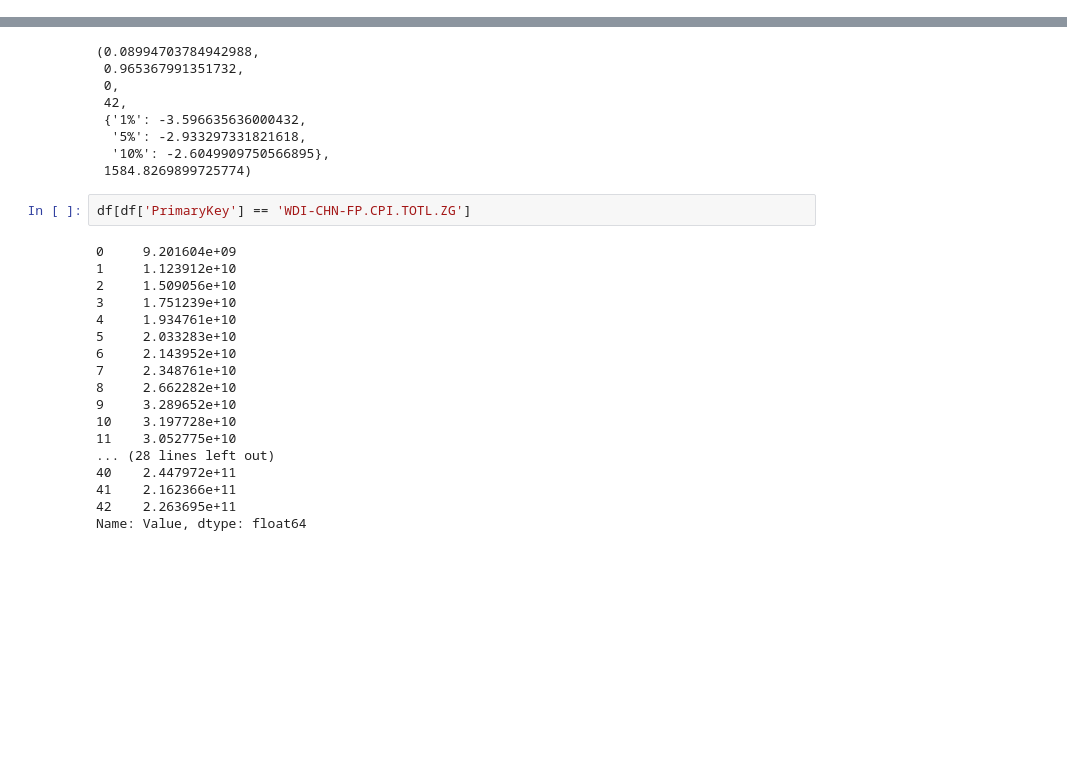
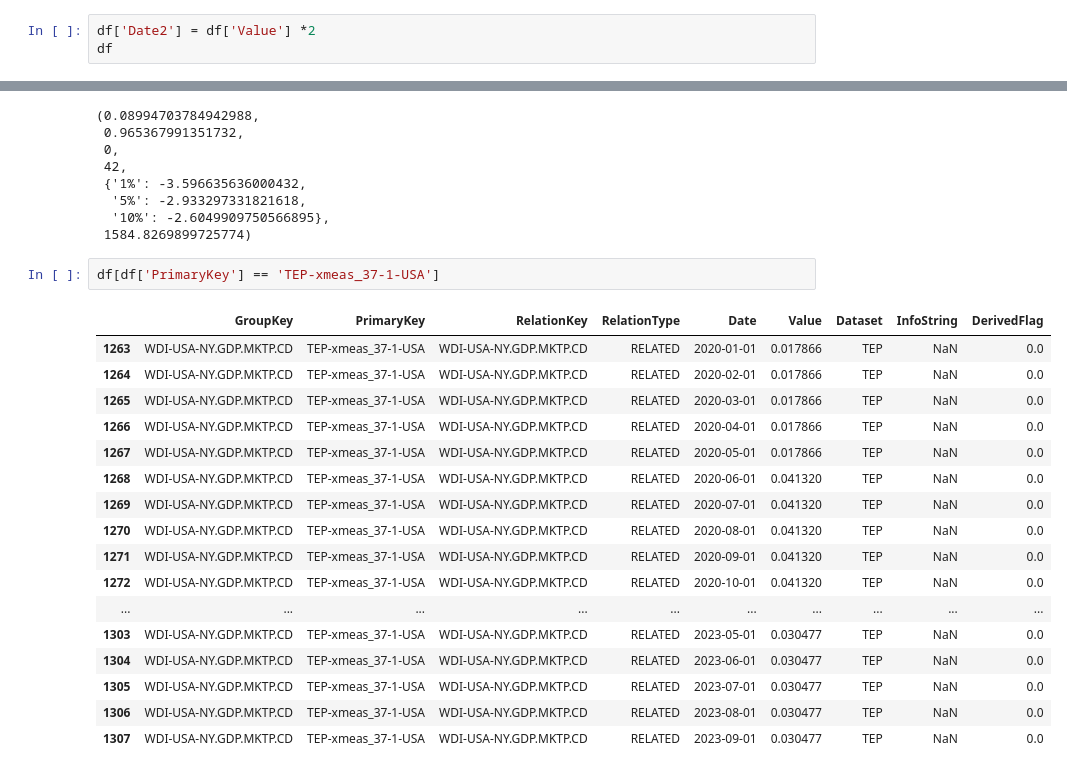
Before and after one commit to eugenio-santos/rootanalysis, a Jupyter notebook: src/nonagregated/data_exploration.ipynb, the cells around one changed output, grey strips where cells are left out. Cells and saved outputs as stored; diff of their text form; blank space fills up the shorter version.

```diff
--- a/src/nonagregated/data_exploration.ipynb
+++ b/src/nonagregated/data_exploration.ipynb
@@ -36,0 +49,3 @@ dd = df
+# %%
+df['Date2'] = df['Value'] *2
+df
@@ -239,23 +290,23 @@ adfuller( df[df['PrimaryKey'] == 'WDI-PRT-NY.GDP.MKTP.CD']['Value'], autolag='AI
   '5%': -2.933297331821618,
   '10%': -2.6049909750566895},
  1584.8269899725774)
-# %%
-df[df['PrimaryKey'] == 'WDI-CHN-FP.CPI.TOTL.ZG']
-# %% [output]
-0     9.201604e+09
-1     1.123912e+10
-2     1.509056e+10
-3     1.751239e+10
-4     1.934761e+10
-5     2.033283e+10
-6     2.143952e+10
-7     2.348761e+10
-8     2.662282e+10
-9     3.289652e+10
-10    3.197728e+10
-11    3.052775e+10
-... (28 lines left out)
-40    2.447972e+11
-41    2.162366e+11
-42    2.263695e+11
-Name: Value, dtype: float64
+# %%
+df[df['PrimaryKey'] == 'TEP-xmeas_37-1-USA']
+# %% [output]
+|  | GroupKey | PrimaryKey | RelationKey | RelationType | Date | Value | Dataset | InfoString | DerivedFlag |
+| 1263 | WDI-USA-NY.GDP.MKTP.CD | TEP-xmeas_37-1-USA | WDI-USA-NY.GDP.MKTP.CD | RELATED | 2020-01-01 | 0.017866 | TEP | NaN | 0.0 |
+| 1264 | WDI-USA-NY.GDP.MKTP.CD | TEP-xmeas_37-1-USA | WDI-USA-NY.GDP.MKTP.CD | RELATED | 2020-02-01 | 0.017866 | TEP | NaN | 0.0 |
+| 1265 | WDI-USA-NY.GDP.MKTP.CD | TEP-xmeas_37-1-USA | WDI-USA-NY.GDP.MKTP.CD | RELATED | 2020-03-01 | 0.017866 | TEP | NaN | 0.0 |
+| 1266 | WDI-USA-NY.GDP.MKTP.CD | TEP-xmeas_37-1-USA | WDI-USA-NY.GDP.MKTP.CD | RELATED | 2020-04-01 | 0.017866 | TEP | NaN | 0.0 |
+| 1267 | WDI-USA-NY.GDP.MKTP.CD | TEP-xmeas_37-1-USA | WDI-USA-NY.GDP.MKTP.CD | RELATED | 2020-05-01 | 0.017866 | TEP | NaN | 0.0 |
+| 1268 | WDI-USA-NY.GDP.MKTP.CD | TEP-xmeas_37-1-USA | WDI-USA-NY.GDP.MKTP.CD | RELATED | 2020-06-01 | 0.041320 | TEP | NaN | 0.0 |
+| 1269 | WDI-USA-NY.GDP.MKTP.CD | TEP-xmeas_37-1-USA | WDI-USA-NY.GDP.MKTP.CD | RELATED | 2020-07-01 | 0.041320 | TEP | NaN | 0.0 |
+| 1270 | WDI-USA-NY.GDP.MKTP.CD | TEP-xmeas_37-1-USA | WDI-USA-NY.GDP.MKTP.CD | RELATED | 2020-08-01 | 0.041320 | TEP | NaN | 0.0 |
+| 1271 | WDI-USA-NY.GDP.MKTP.CD | TEP-xmeas_37-1-USA | WDI-USA-NY.GDP.MKTP.CD | RELATED | 2020-09-01 | 0.041320 | TEP | NaN | 0.0 |
+| 1272 | WDI-USA-NY.GDP.MKTP.CD | TEP-xmeas_37-1-USA | WDI-USA-NY.GDP.MKTP.CD | RELATED | 2020-10-01 | 0.041320 | TEP | NaN | 0.0 |
+| ... | ... | ... | ... | ... | ... | ... | ... | ... | ... |
+| 1303 | WDI-USA-NY.GDP.MKTP.CD | TEP-xmeas_37-1-USA | WDI-USA-NY.GDP.MKTP.CD | RELATED | 2023-05-01 | 0.030477 | TEP | NaN | 0.0 |
+| 1304 | WDI-USA-NY.GDP.MKTP.CD | TEP-xmeas_37-1-USA | WDI-USA-NY.GDP.MKTP.CD | RELATED | 2023-06-01 | 0.030477 | TEP | NaN | 0.0 |
+| 1305 | WDI-USA-NY.GDP.MKTP.CD | TEP-xmeas_37-1-USA | WDI-USA-NY.GDP.MKTP.CD | RELATED | 2023-07-01 | 0.030477 | TEP | NaN | 0.0 |
+| 1306 | WDI-USA-NY.GDP.MKTP.CD | TEP-xmeas_37-1-USA | WDI-USA-NY.GDP.MKTP.CD | RELATED | 2023-08-01 | 0.030477 | TEP | NaN | 0.0 |
+| 1307 | WDI-USA-NY.GDP.MKTP.CD | TEP-xmeas_37-1-USA | WDI-USA-NY.GDP.MKTP.CD | RELATED | 2023-09-01 | 0.030477 | TEP | NaN | 0.0 |
```
Also changed, not shown: parts of 5 cells of this notebook, 12 other files.
